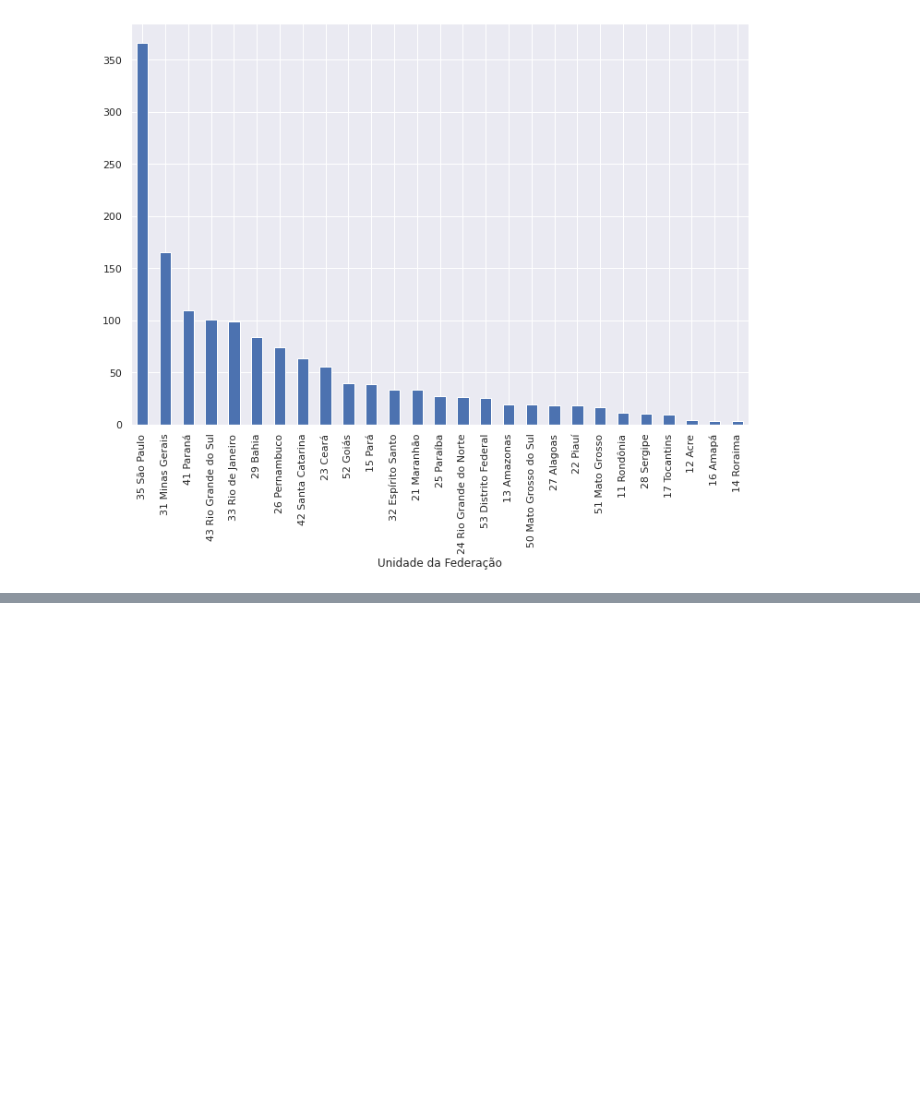
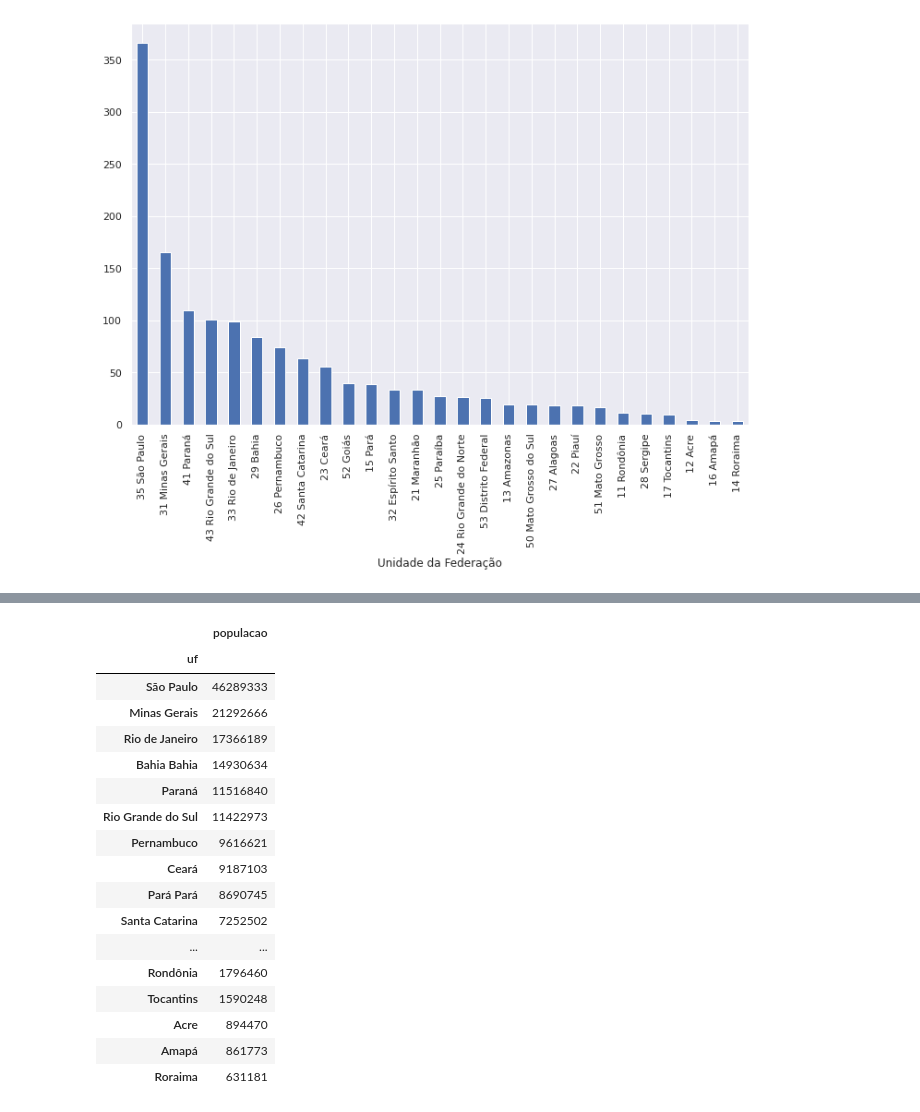
Before and after one commit to RianBrug/bootcamp-datascience-alura, a Jupyter notebook: datascience_bootcamp_alura_rian_bruggemann.ipynb, the cells around one changed output, grey strips where cells are left out. Saved outputs shown, nothing was run; the diff lists cells and outputs as text; code cells hidden in the pictures; blank space fills up the shorter version.

```diff
--- a/datascience_bootcamp_alura_rian_bruggemann.ipynb
+++ b/datascience_bootcamp_alura_rian_bruggemann.ipynb
@@ -599,0 +796,25 @@ gastos_do_mais_recente.plot(kind='bar')
+# %%
+populacao.index = populacao.index.str.strip()
+populacao
+
+# Bahia e Pará necessitam ser tratados, solução poderia ser a utlização de
+# 'gastos_do_mais_recente.index' pois estao todos certos
+# %% [output]
+|  | populacao |
+| uf |  |
+| São Paulo | 46289333 |
+| Minas Gerais | 21292666 |
+| Rio de Janeiro | 17366189 |
+| Bahia Bahia | 14930634 |
+| Paraná | 11516840 |
+| Rio Grande do Sul | 11422973 |
+| Pernambuco | 9616621 |
+| Ceará | 9187103 |
+| Pará Pará | 8690745 |
+| Santa Catarina | 7252502 |
+| ... | ... |
+| Rondônia | 1796460 |
+| Tocantins | 1590248 |
+| Acre | 894470 |
+| Amapá | 861773 |
+| Roraima | 631181 |
```
Also changed, not shown: parts of 45 cells of this notebook.
